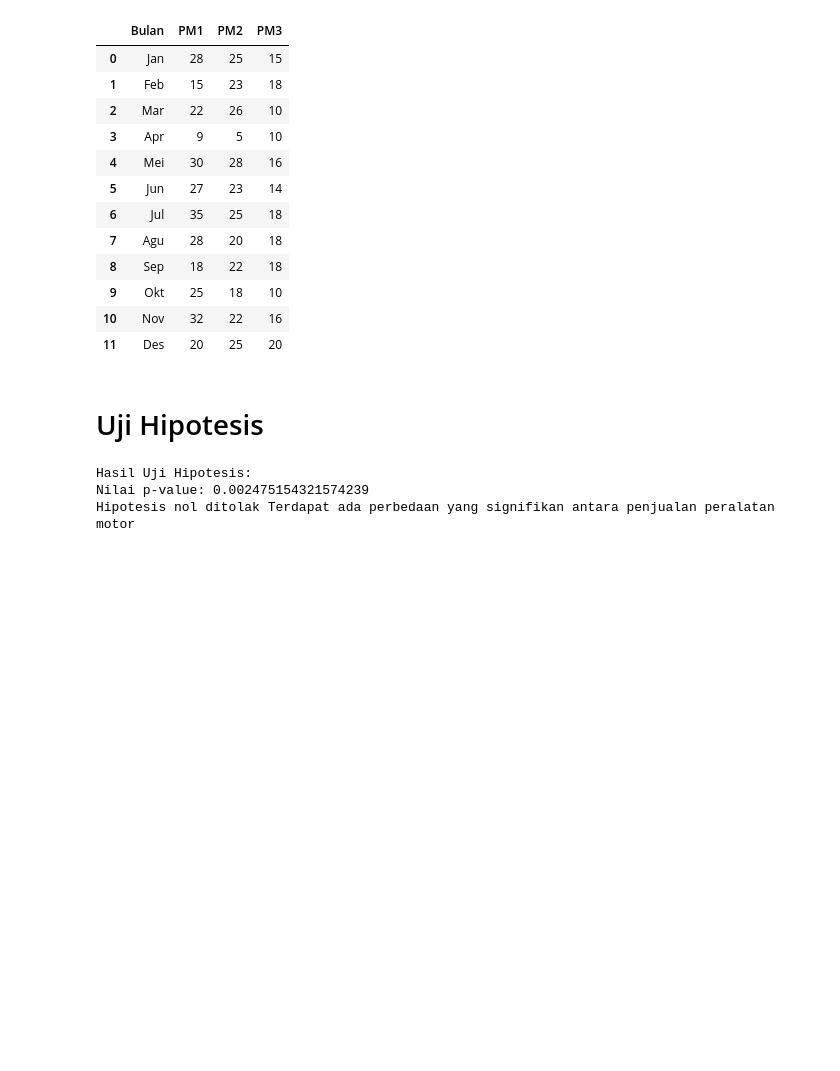
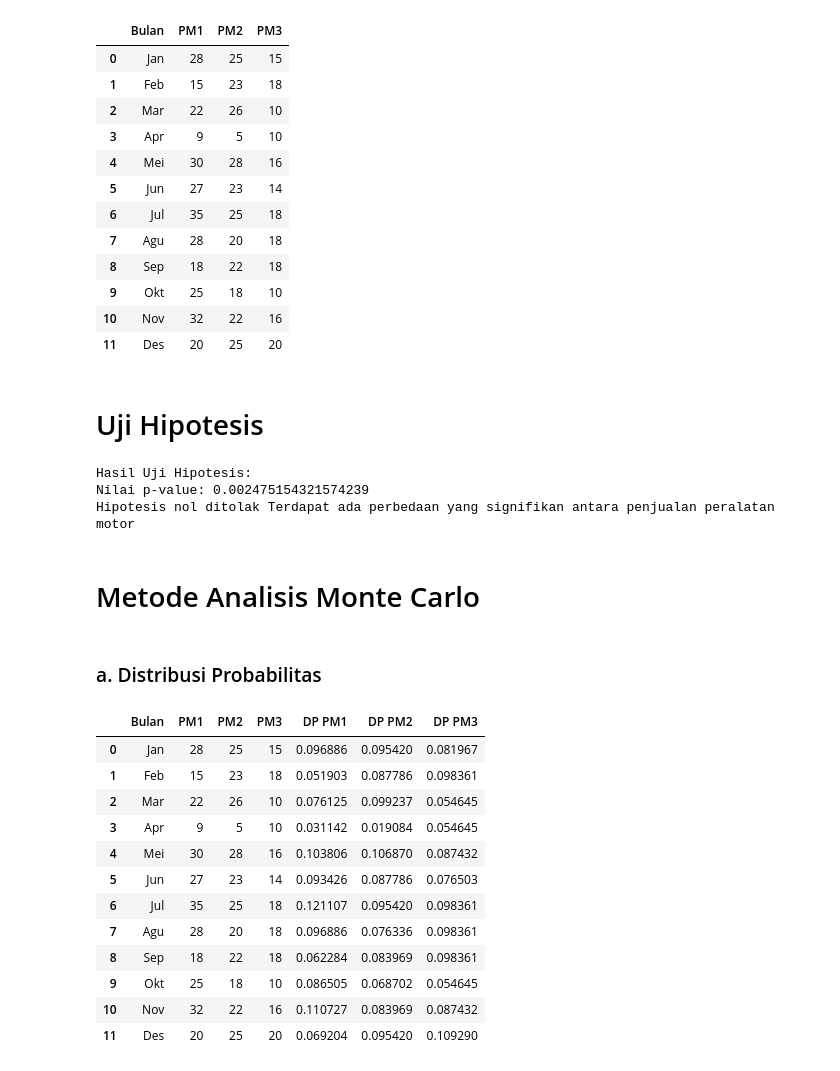
Before and after one commit to mausneg/Pemodelan-dan-Simulasi-Monte-Carlo, a Jupyter notebook: project.ipynb, the cells around one changed output. Drawn from its saved outputs; the diff is of its cells as text; code cells hidden in the pictures; blank space fills up the shorter version.

Commit message:
perhitungan monte carlo

```diff
--- a/project.ipynb
+++ b/project.ipynb
@@ -122,3 +122,32 @@ else:
 Hasil Uji Hipotesis:
 Nilai p-value: 0.002475154321574239
 Hipotesis nol ditolak Terdapat ada perbedaan yang signifikan antara penjualan peralatan motor
+# %% [markdown]
+<h1 id="analisis">Metode Analisis Monte Carlo</h1>
+# %% [markdown]
+### a. Distribusi Probabilitas
+# %%
+def calculaterProbabilitas(items):
+    dp = []
+    for item in items:
+        dp.append(item/sum(items))
+    return dp
+
+df["DP PM1"] = calculaterProbabilitas(df["PM1"])
+df["DP PM2"] = calculaterProbabilitas(df["PM2"])
+df["DP PM3"] = calculaterProbabilitas(df["PM3"])
+df.head(20)
+# %% [output]
+|  | Bulan | PM1 | PM2 | PM3 | DP PM1 | DP PM2 | DP PM3 |
+| 0 | Jan | 28 | 25 | 15 | 0.096886 | 0.095420 | 0.081967 |
+| 1 | Feb | 15 | 23 | 18 | 0.051903 | 0.087786 | 0.098361 |
+| 2 | Mar | 22 | 26 | 10 | 0.076125 | 0.099237 | 0.054645 |
+| 3 | Apr | 9 | 5 | 10 | 0.031142 | 0.019084 | 0.054645 |
+| 4 | Mei | 30 | 28 | 16 | 0.103806 | 0.106870 | 0.087432 |
+| 5 | Jun | 27 | 23 | 14 | 0.093426 | 0.087786 | 0.076503 |
+| 6 | Jul | 35 | 25 | 18 | 0.121107 | 0.095420 | 0.098361 |
+| 7 | Agu | 28 | 20 | 18 | 0.096886 | 0.076336 | 0.098361 |
+| 8 | Sep | 18 | 22 | 18 | 0.062284 | 0.083969 | 0.098361 |
+| 9 | Okt | 25 | 18 | 10 | 0.086505 | 0.068702 | 0.054645 |
+| 10 | Nov | 32 | 22 | 16 | 0.110727 | 0.083969 | 0.087432 |
+| 11 | Des | 20 | 25 | 20 | 0.069204 | 0.095420 | 0.109290 |
```
Also changed, not shown: parts of 14 cells of this notebook.
